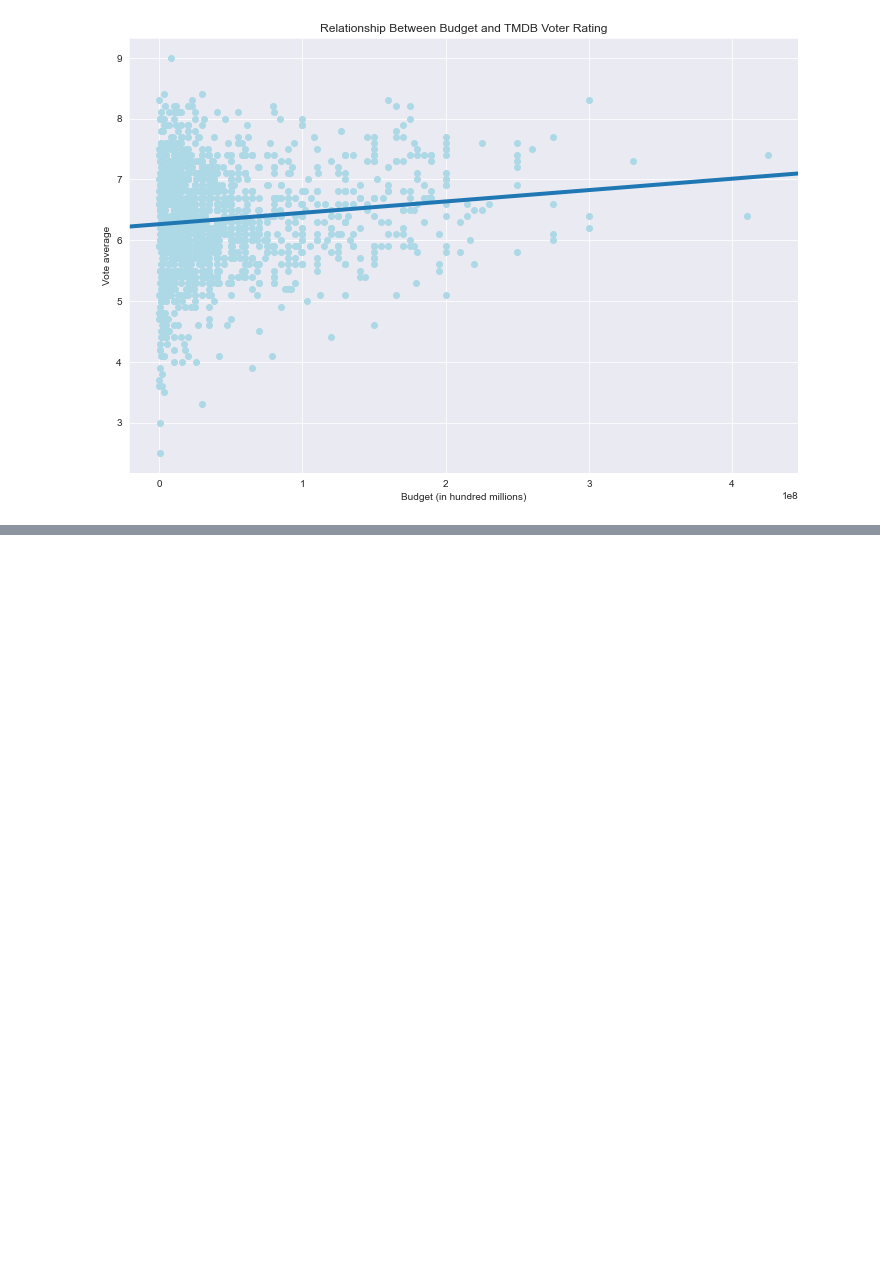
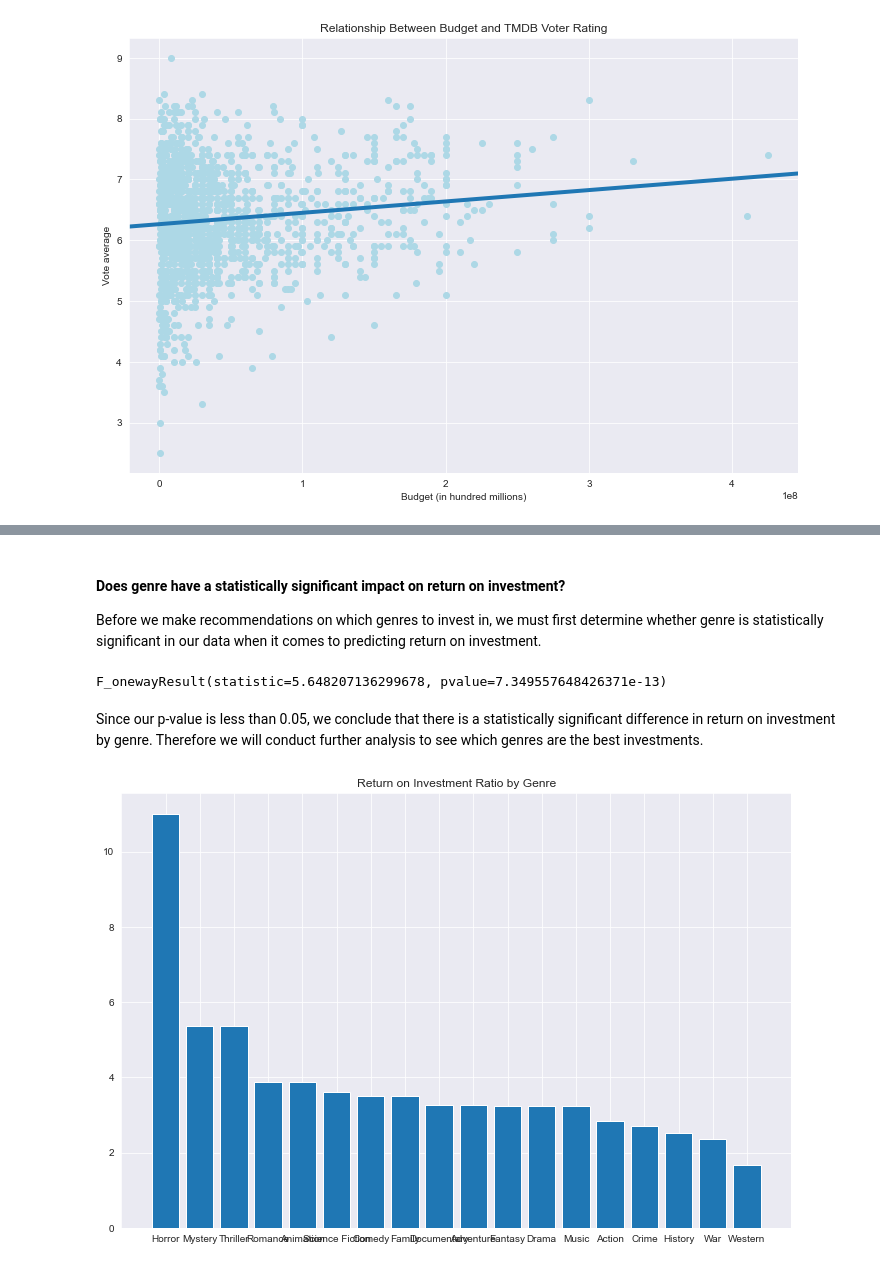
Before and after one commit to xuqc01/Movie-Data-Analysis, a Jupyter notebook: movie-data-analysis.ipynb, the cells around one changed output, grey strips where cells are left out. Drawn from its saved outputs; the diff is of its cells as text; code cells hidden in the pictures; blank space fills up the shorter version.

```diff
--- a/movie-data-analysis.ipynb
+++ b/movie-data-analysis.ipynb
@@ -106,0 +270,19 @@ sm.graphics.abline_plot(model_results=results, ax=ax, linewidth=4);
+# %%
+tmdb_n_budgets['revenue_to_budget'] = tmdb_n_budgets['revenue'] / tmdb_n_budgets['budget']
+# %%
+genre_rois = {}
+
+for row in tmdb_n_budgets.index:
+    g_ids = tmdb_n_budgets.iloc[row]['genre_ids']
+    rtb = tmdb_n_budgets.iloc[row]['revenue_to_budget']
+    for g in g_ids:
+        if g in genre_rois.keys():
+            genre_rois[g] = np.append(genre_rois[g], rtb)
+        else:
+            genre_rois[g] = np.array([rtb])
+
+genre_rois_average = {}
+for g in genre_rois.keys():
+    genre_rois_average[g] = genre_rois[g].mean()
+
+genre_rois_average
@@ -106,0 +308,20 @@ sm.graphics.abline_plot(model_results=results, ax=ax, linewidth=4);
+# %% [markdown]
+#### Does genre have a statistically significant impact on return on investment?
+Before we make recommendations on which genres to invest in, we must first determine whether genre is statistically significant in our data when it comes to predicting return on investment.
+# %%
+stats.f_oneway(*genre_rois.values())
+# %% [output]
+F_onewayResult(statistic=5.648207136299678, pvalue=7.349557648426371e-13)
+# %% [markdown]
+Since our p-value is less than 0.05, we conclude that there is a statistically significant difference in return on investment by genre. Therefore we will conduct further analysis to see which genres are the best investments.
+# %%
+genre_ids = list(genre_rois_average.keys())
+rois = list(genre_rois_average.values())
+genres_and_rois = pd.DataFrame(data=rois, index=genre_ids, columns={'Return on Investment'})
+genres_and_rois.sort_values(by='Return on Investment', ascending=False, inplace=True)
+
+fig, ax = plt.subplots(figsize=(12,8))
+ax.bar(genres_and_rois.index, genres_and_rois['Return on Investment'])
+ax.set_title('Return on Investment Ratio by Genre');
+# %% [output]
+[figure, added]
```
Also changed, not shown: parts of 16 cells of this notebook.
